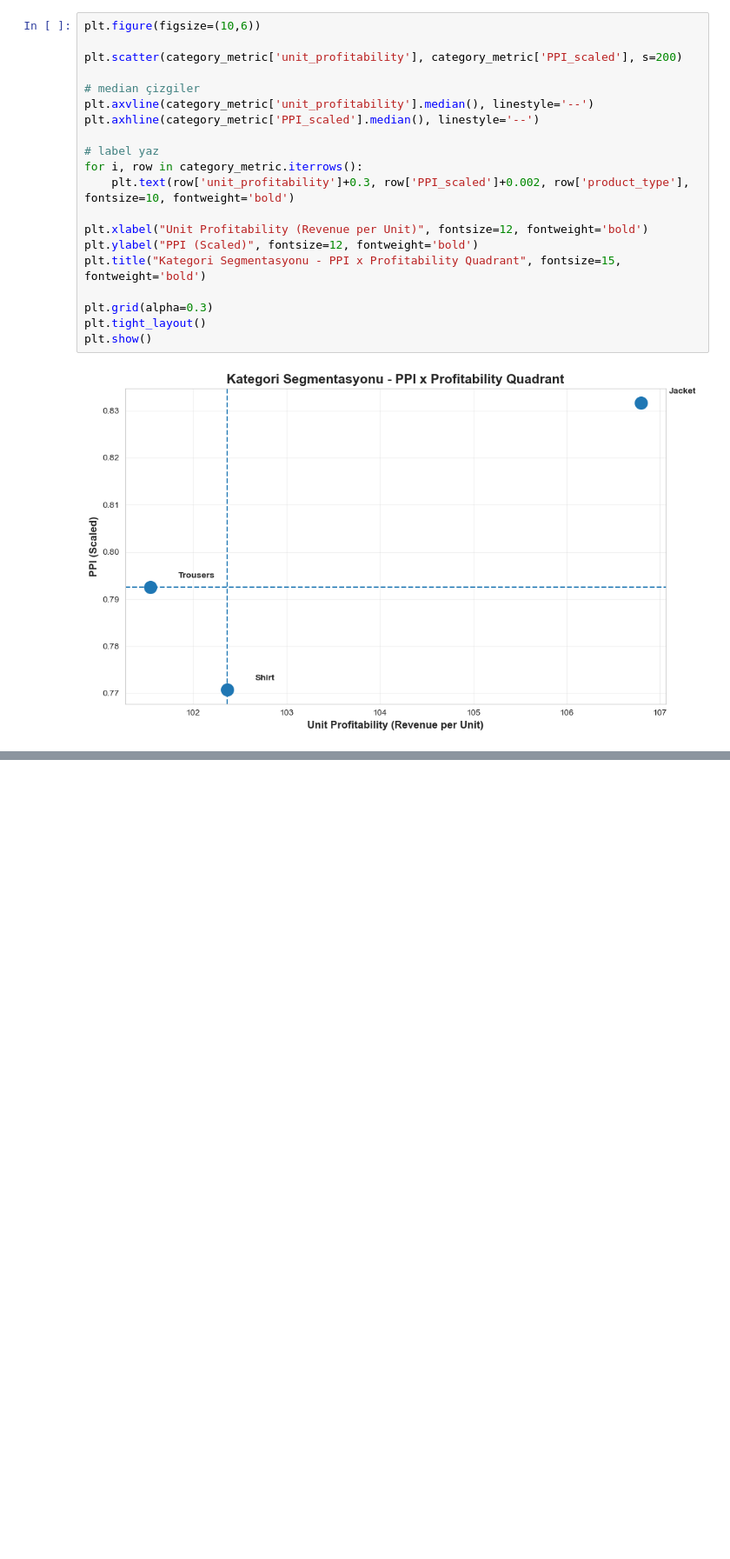
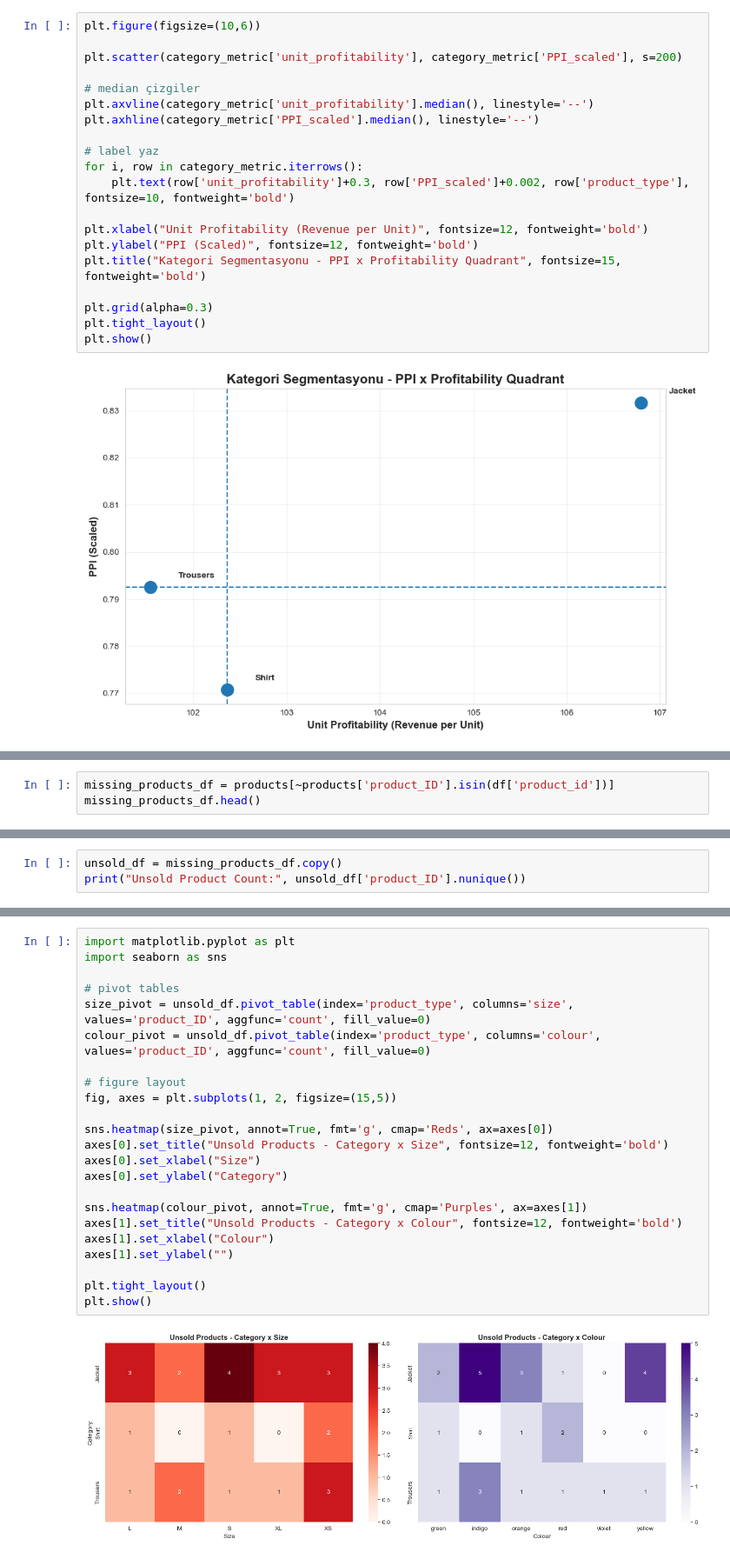
Before and after one commit to zeynepmert/Workintech_data_analysis_graduation_project, a Jupyter notebook: python/Product_Analysis.ipynb, the cells around one changed output, grey strips where cells are left out. Shown: that part at 87% size. Cells and saved outputs as stored; diff of their text form; blank space fills up the shorter version.

Commit message:
add Unsold Products Analysis and export unsold_products.csv

```diff
--- a/python/Product_Analysis.ipynb
+++ b/python/Product_Analysis.ipynb
@@ -502,0 +502,3 @@ elasticity < 1 → müşteri fiyat hassas değil → premium pricing potansiyeli
+# %%
+missing_products_df = products[~products['product_ID'].isin(df['product_id'])]
+missing_products_df.head()
@@ -502,0 +522,3 @@ elasticity < 1 → müşteri fiyat hassas değil → premium pricing potansiyeli
+# %%
+unsold_df = missing_products_df.copy()
+print("Unsold Product Count:", unsold_df['product_ID'].nunique())
@@ -502,0 +561,25 @@ elasticity < 1 → müşteri fiyat hassas değil → premium pricing potansiyeli
+# %%
+import matplotlib.pyplot as plt
+import seaborn as sns
+
+# pivot tables
+size_pivot = unsold_df.pivot_table(index='product_type', columns='size', values='product_ID', aggfunc='count', fill_value=0)
+colour_pivot = unsold_df.pivot_table(index='product_type', columns='colour', values='product_ID', aggfunc='count', fill_value=0)
+
+# figure layout
+fig, axes = plt.subplots(1, 2, figsize=(15,5))
+
+sns.heatmap(size_pivot, annot=True, fmt='g', cmap='Reds', ax=axes[0])
+axes[0].set_title("Unsold Products - Category x Size", fontsize=12, fontweight='bold')
+axes[0].set_xlabel("Size")
+axes[0].set_ylabel("Category")
+
+sns.heatmap(colour_pivot, annot=True, fmt='g', cmap='Purples', ax=axes[1])
+axes[1].set_title("Unsold Products - Category x Colour", fontsize=12, fontweight='bold')
+axes[1].set_xlabel("Colour")
+axes[1].set_ylabel("")
+
+plt.tight_layout()
+plt.show()
+# %% [output]
+[figure, added]
```
Also changed, not shown: parts of 38 cells of this notebook, 3 other files.
